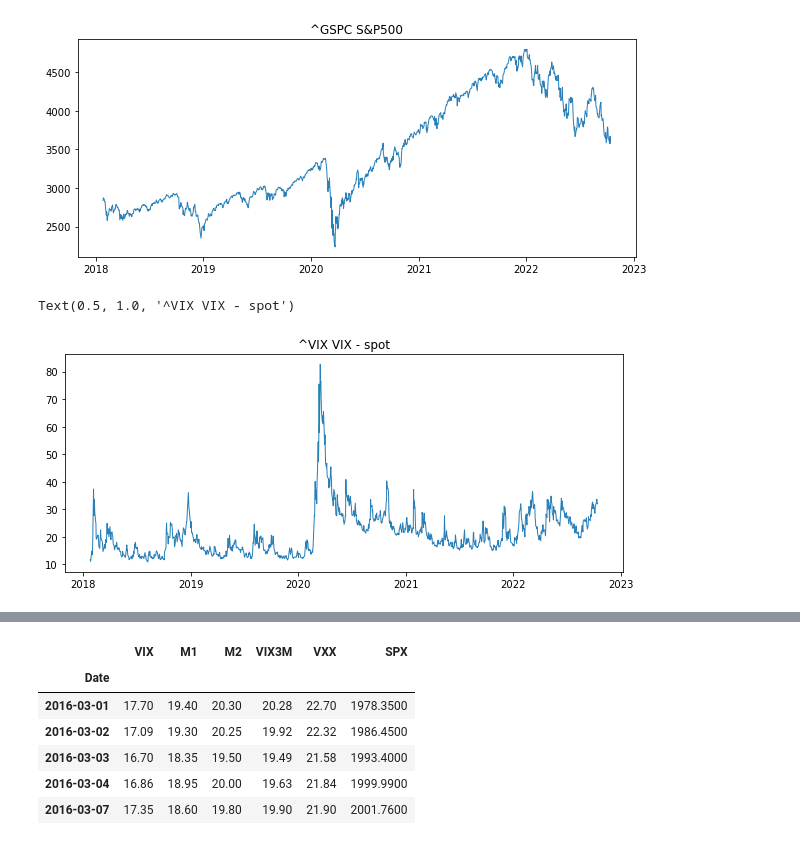
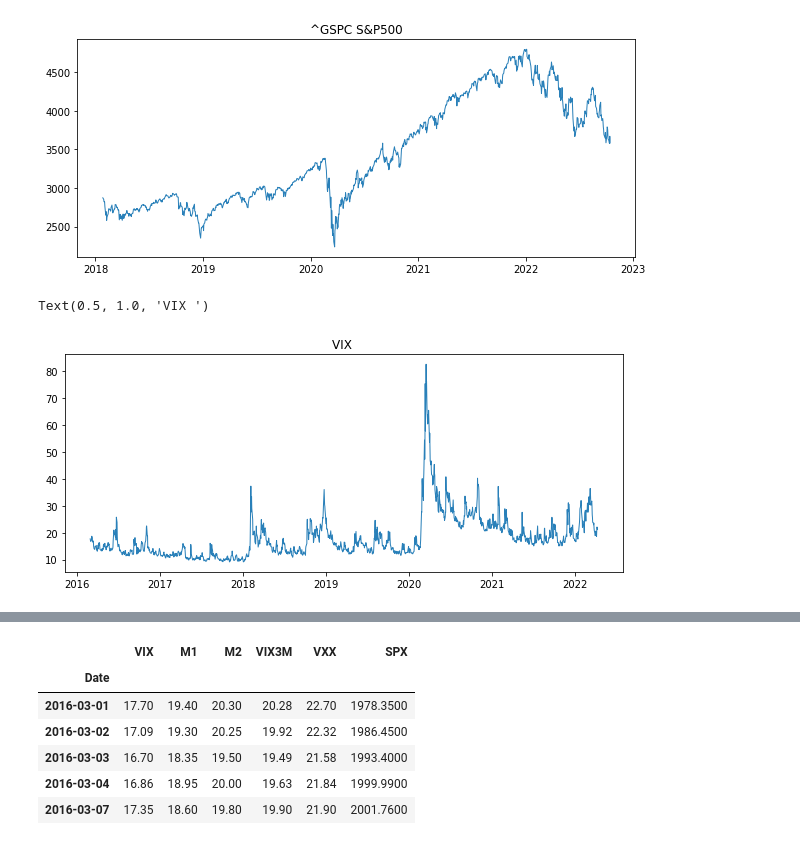
Before and after one commit to polarabbit/booksbot, a Jupyter notebook: vix_capstone.ipynb, the cells around one changed output, grey strips where cells are left out. Saved outputs shown, nothing was run; the diff lists cells and outputs as text; code cells hidden in the pictures.

```diff
--- a/vix_capstone.ipynb
+++ b/vix_capstone.ipynb
@@ -44,8 +61,8 @@ Text(0.5, 1.0, '^GSPC S&P500')
 [figure]
 # %%
 plt.figure(figsize =(10,4))
-plt.plot(df1['^VIX'], color = '#2980B9', linewidth = 1, label = 'VIX - spot')
-plt.title("^VIX VIX - spot")
+plt.plot(vix_df['VIX'], color = '#2980B9', linewidth = 1, label = 'VIX ')
+plt.title("VIX ")
 # %% [output]
-Text(0.5, 1.0, '^VIX VIX - spot')
+Text(0.5, 1.0, 'VIX ')
-[figure, old version]
+[figure, new version]
```
Also changed, not shown: parts of 112 cells of this notebook.
